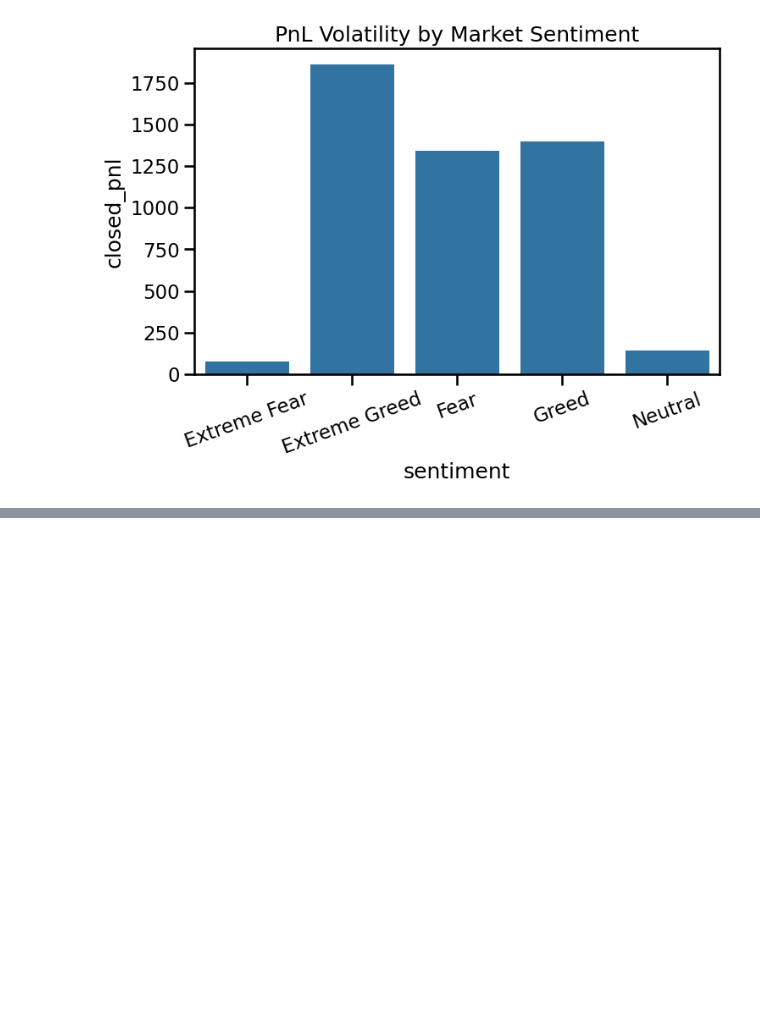
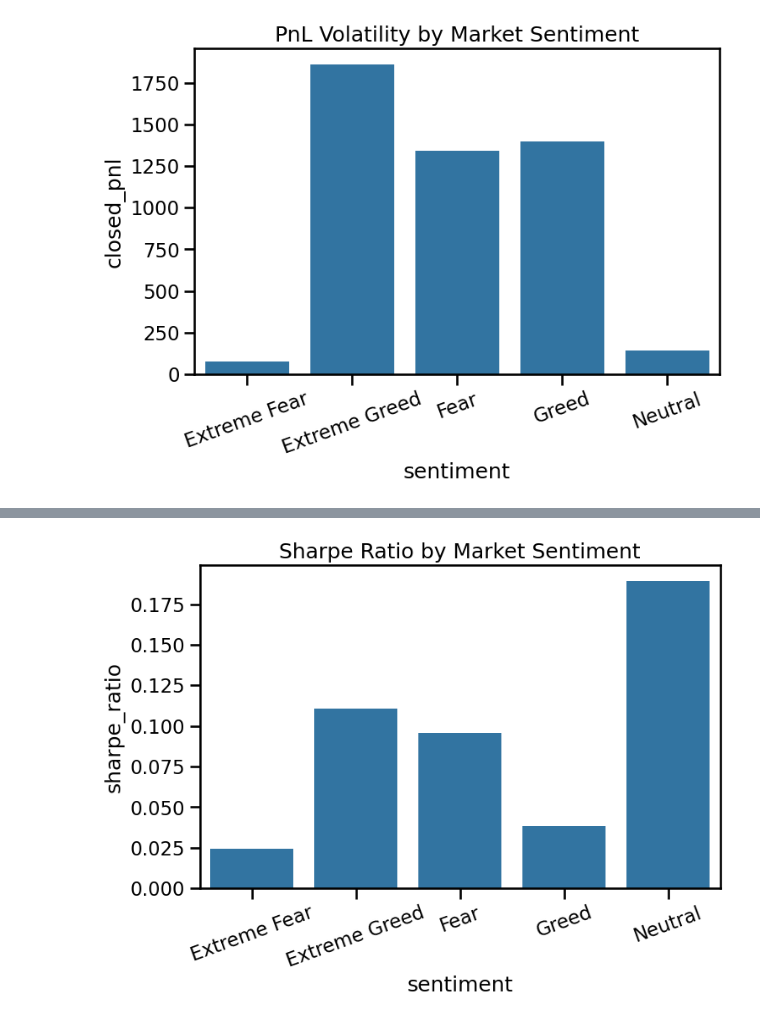
Before and after one commit to karthigaD-hub/right-to-justice, a Jupyter notebook: dataclean_analysis/data_cleaning.ipynb, the cells around one changed output, grey strips where cells are left out. Drawn from its saved outputs; the diff is of its cells as text; code cells hidden in the pictures; blank space fills up the shorter version.

Commit message:
Completed trader behavior vs market sentiment analysis

```diff
--- a/dataclean_analysis/data_cleaning.ipynb
+++ b/dataclean_analysis/data_cleaning.ipynb
@@ -171,0 +170,8 @@ OSError: Cannot save file into a non-existent directory: 'D:\projects\trader-beh
+# %%
+risk_free_rate = 0
+
+sharpe = df.groupby('sentiment')['closed_pnl'].apply(
+    lambda x: (x.mean() - risk_free_rate) / x.std()
+).reset_index(name='sharpe_ratio')
+
+sharpe
@@ -171,0 +185,7 @@ OSError: Cannot save file into a non-existent directory: 'D:\projects\trader-beh
+# %%
+sns.barplot(x='sentiment', y='sharpe_ratio', data=sharpe)
+plt.title("Sharpe Ratio by Market Sentiment")
+plt.xticks(rotation=20)
+plt.show()
+# %% [output]
+[figure, added]
```
Also changed, not shown: parts of 5 cells of this notebook.
